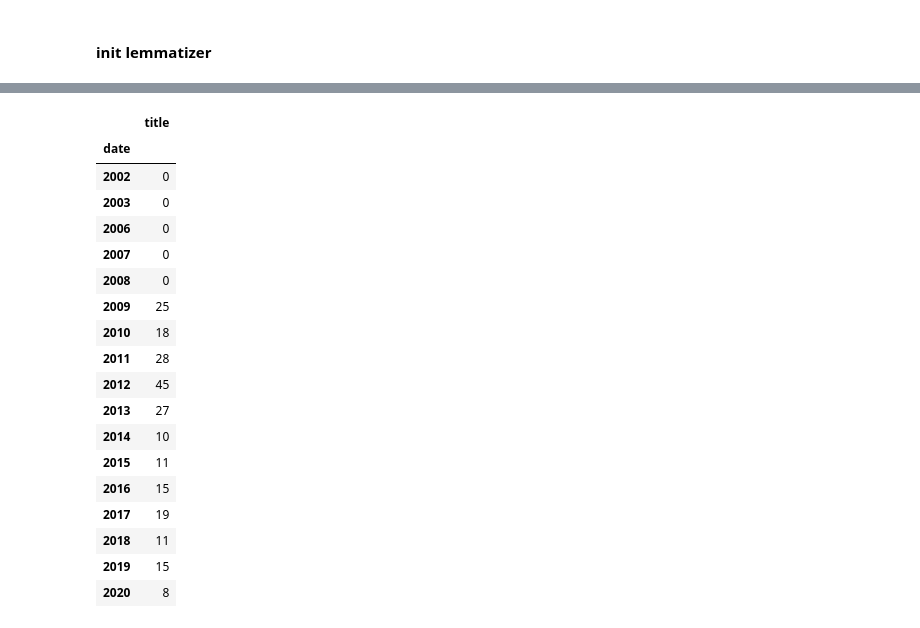
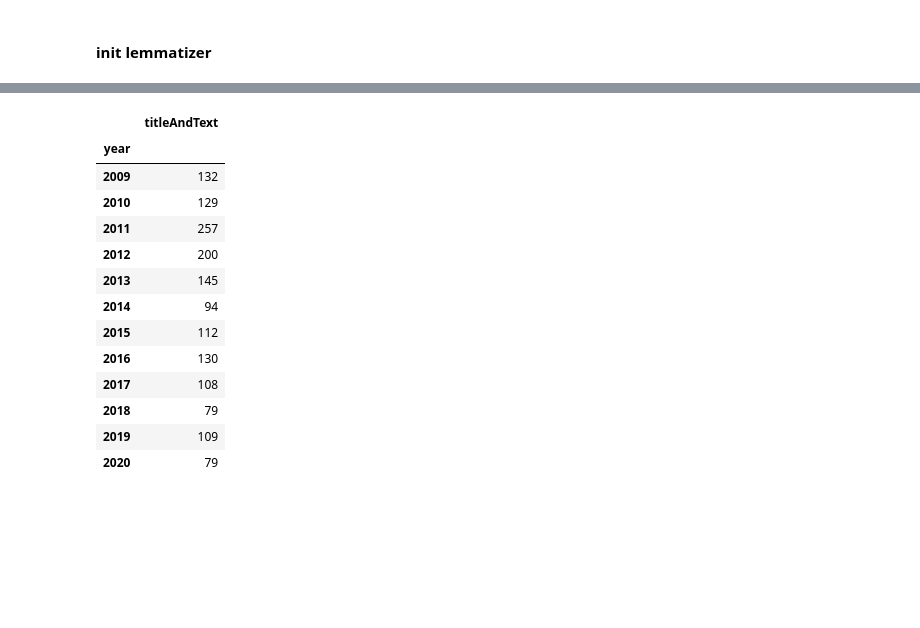
Before and after one commit to martinKindall/forum_analysis_wordclouds, a Jupyter notebook: Forum_analysis.ipynb, the cells around one changed output, grey strips where cells are left out. Cells and saved outputs as stored; diff of their text form; code cells hidden in the pictures; blank space fills up the shorter version.

```diff
--- a/Forum_analysis.ipynb
+++ b/Forum_analysis.ipynb
@@ -215,27 +230,23 @@ titles_mapped.head()
 | 3 | 0 | 2020 |
 | 4 | 0 | 2020 |
-# %%
-titles_mapped.groupby(['date']).sum()
-# %% [output]
-|  | title |
-| date |  |
-| 2002 | 0 |
-| 2003 | 0 |
-| 2006 | 0 |
-| 2007 | 0 |
-| 2008 | 0 |
-| 2009 | 25 |
-| 2010 | 18 |
-| 2011 | 28 |
-| 2012 | 45 |
-| 2013 | 27 |
-| 2014 | 10 |
-| 2015 | 11 |
-| 2016 | 15 |
-| 2017 | 19 |
-| 2018 | 11 |
-| 2019 | 15 |
-| 2020 | 8 |
+# %%
+textClassifiedGrouped = textClassified.groupby(['year']).sum()
+textClassifiedGrouped.loc[textClassifiedGrouped.index * selected_years_mask > 0]
+# %% [output]
+|  | titleAndText |
+| year |  |
+| 2009 | 132 |
+| 2010 | 129 |
+| 2011 | 257 |
+| 2012 | 200 |
+| 2013 | 145 |
+| 2014 | 94 |
+| 2015 | 112 |
+| 2016 | 130 |
+| 2017 | 108 |
+| 2018 | 79 |
+| 2019 | 109 |
+| 2020 | 79 |
 # %%
 def formatStrings(strings):
 
```
Also changed, not shown: parts of 2 cells of this notebook.
